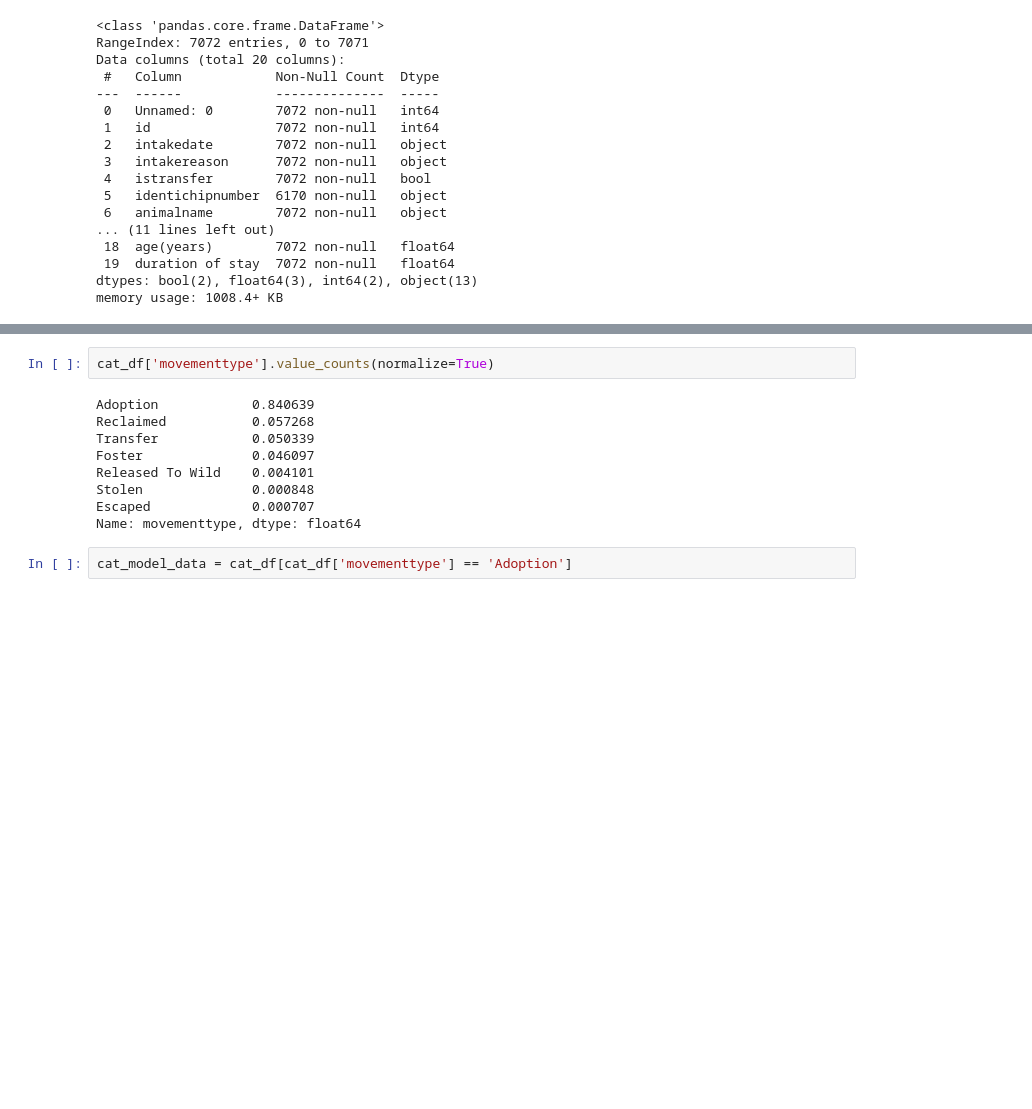
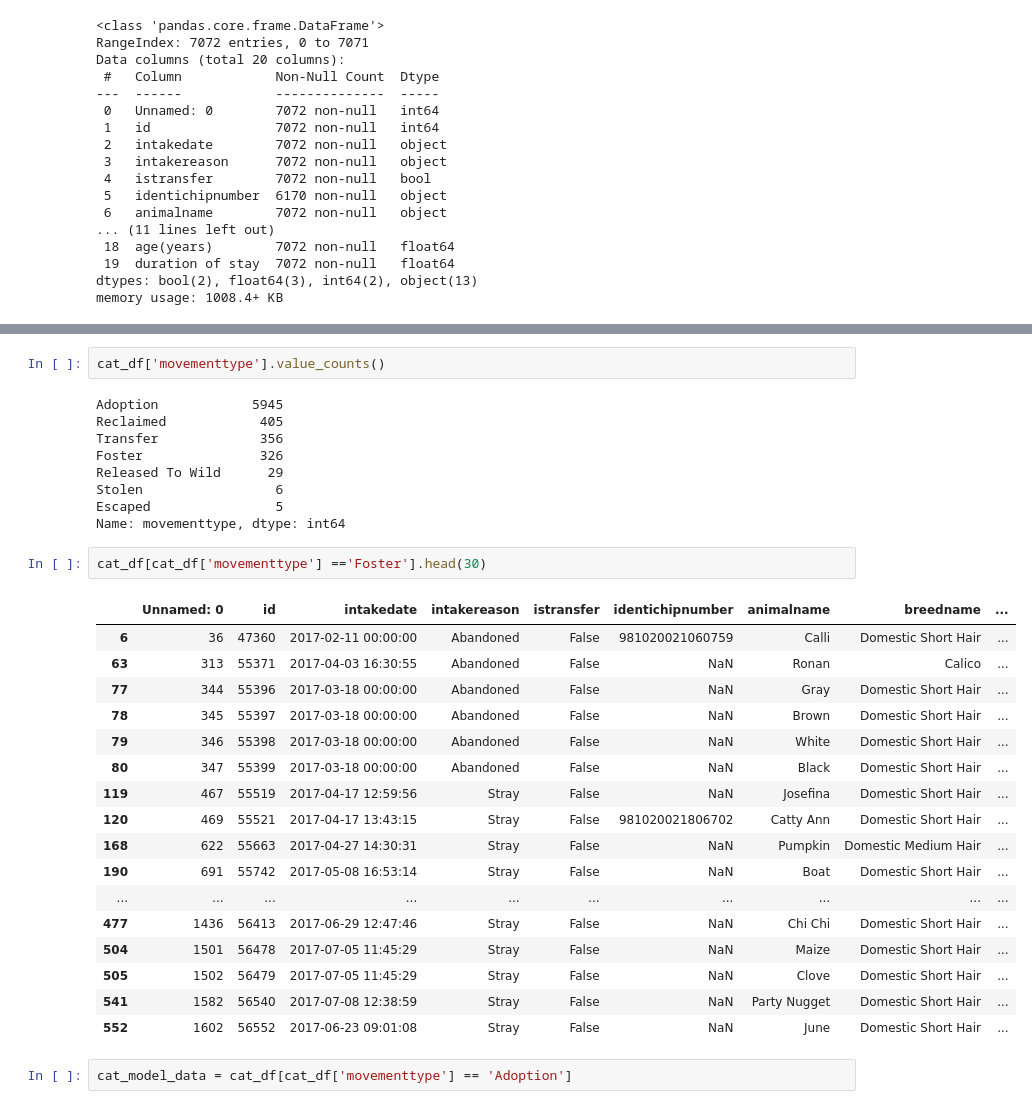
Before and after one commit to wharr1203/BloomingtonPetAdoption, a Jupyter notebook: Main Notebook.ipynb, the cells around one changed output, grey strips where cells are left out. Cells and saved outputs as stored; diff of their text form; blank space fills up the shorter version.

```diff
--- a/Main Notebook.ipynb
+++ b/Main Notebook.ipynb
@@ -178,14 +297,34 @@ memory usage: 1008.4+ KB
 # %%
-cat_df['movementtype'].value_counts(normalize=True)
+cat_df['movementtype'].value_counts()
 # %% [output]
-Adoption            0.840639
-Reclaimed           0.057268
-Transfer            0.050339
-Foster              0.046097
-Released To Wild    0.004101
-Stolen              0.000848
-Escaped             0.000707
-Name: movementtype, dtype: float64
+Adoption            5945
+Reclaimed            405
+Transfer             356
+Foster               326
+Released To Wild      29
+Stolen                 6
+Escaped                5
+Name: movementtype, dtype: int64
+# %%
+cat_df[cat_df['movementtype'] =='Foster'].head(30)
+# %% [output]
+|  | Unnamed: 0 | id | intakedate | intakereason | istransfer | identichipnumber | animalname | breedname | ... |
+| 6 | 36 | 47360 | 2017-02-11 00:00:00 | Abandoned | False | 981020021060759 | Calli | Domestic Short Hair | ... |
+| 63 | 313 | 55371 | 2017-04-03 16:30:55 | Abandoned | False | NaN | Ronan | Calico | ... |
+| 77 | 344 | 55396 | 2017-03-18 00:00:00 | Abandoned | False | NaN | Gray | Domestic Short Hair | ... |
+| 78 | 345 | 55397 | 2017-03-18 00:00:00 | Abandoned | False | NaN | Brown | Domestic Short Hair | ... |
+| 79 | 346 | 55398 | 2017-03-18 00:00:00 | Abandoned | False | NaN | White | Domestic Short Hair | ... |
+| 80 | 347 | 55399 | 2017-03-18 00:00:00 | Abandoned | False | NaN | Black | Domestic Short Hair | ... |
+| 119 | 467 | 55519 | 2017-04-17 12:59:56 | Stray | False | NaN | Josefina | Domestic Short Hair | ... |
+| 120 | 469 | 55521 | 2017-04-17 13:43:15 | Stray | False | 981020021806702 | Catty Ann | Domestic Short Hair | ... |
+| 168 | 622 | 55663 | 2017-04-27 14:30:31 | Stray | False | NaN | Pumpkin | Domestic Medium Hair | ... |
+| 190 | 691 | 55742 | 2017-05-08 16:53:14 | Stray | False | NaN | Boat | Domestic Short Hair | ... |
+| ... | ... | ... | ... | ... | ... | ... | ... | ... | ... |
+| 477 | 1436 | 56413 | 2017-06-29 12:47:46 | Stray | False | NaN | Chi Chi | Domestic Short Hair | ... |
+| 504 | 1501 | 56478 | 2017-07-05 11:45:29 | Stray | False | NaN | Maize | Domestic Short Hair | ... |
+| 505 | 1502 | 56479 | 2017-07-05 11:45:29 | Stray | False | NaN | Clove | Domestic Short Hair | ... |
+| 541 | 1582 | 56540 | 2017-07-08 12:38:59 | Stray | False | NaN | Party Nugget | Domestic Short Hair | ... |
+| 552 | 1602 | 56552 | 2017-06-23 09:01:08 | Stray | False | NaN | June | Domestic Short Hair | ... |
 # %%
 cat_model_data = cat_df[cat_df['movementtype'] == 'Adoption']
 # %% [markdown]
```
Also changed, not shown: parts of 40 cells of this notebook.
